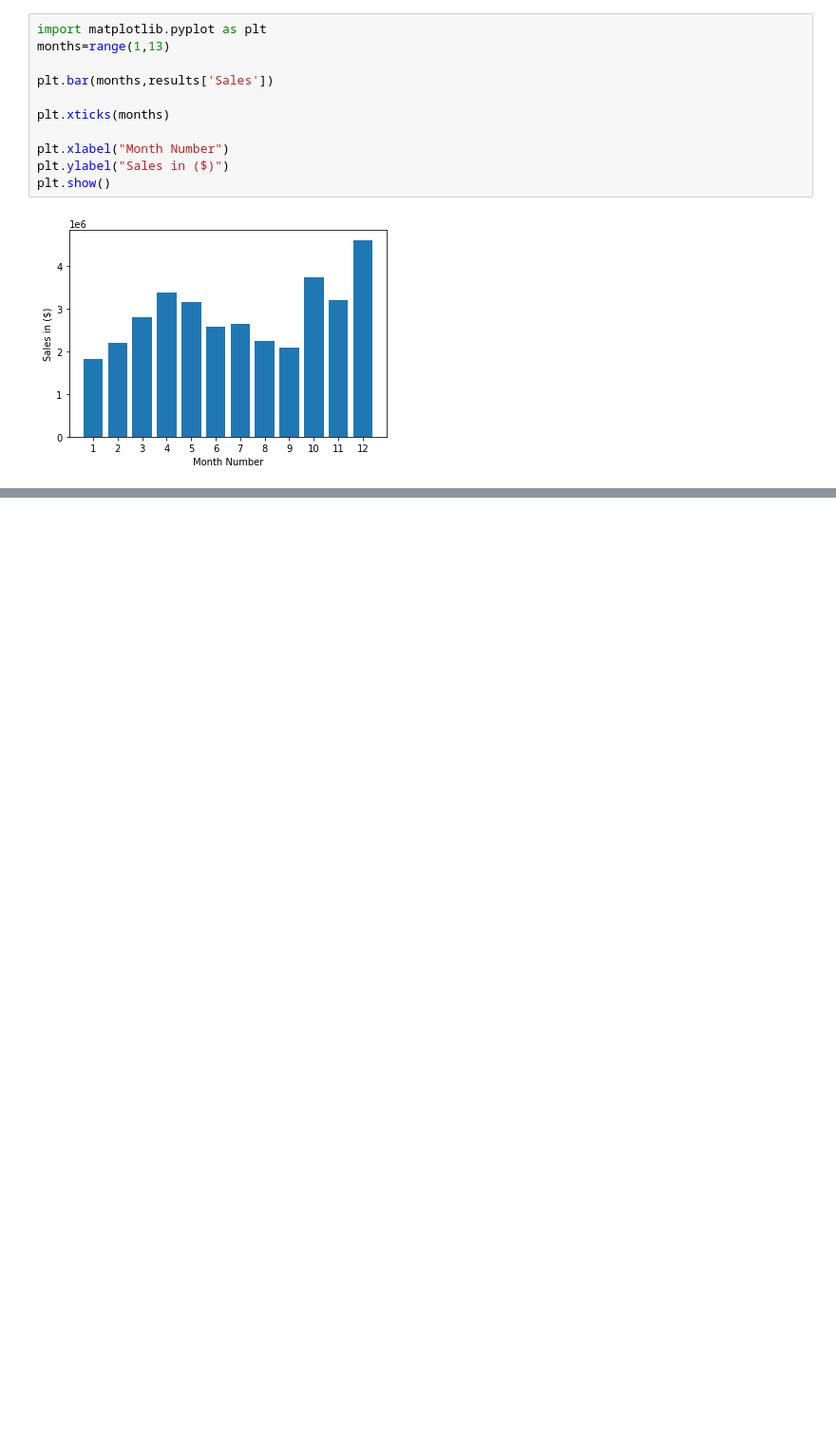
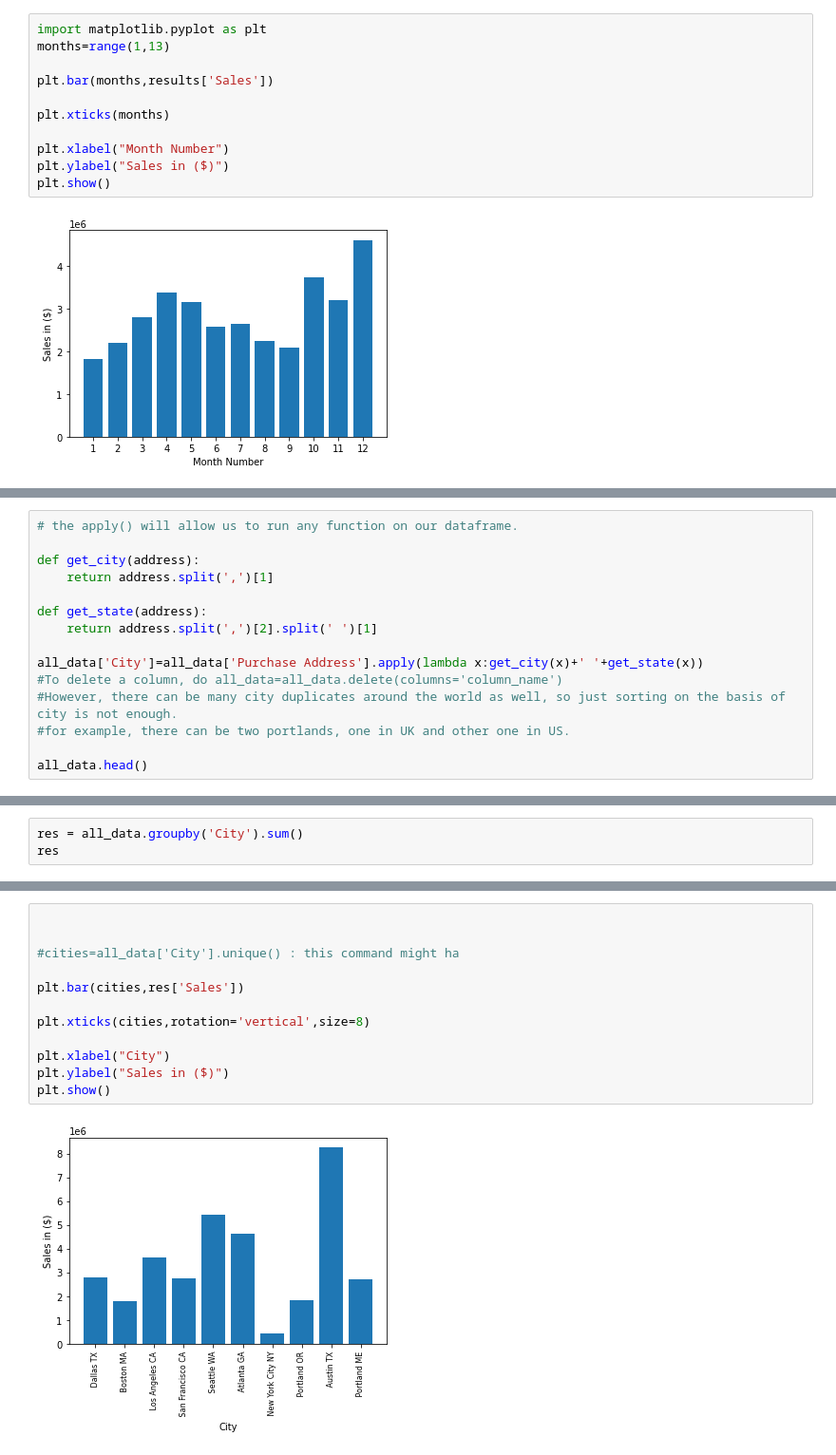
Before and after one commit to Newtanmukh/Python-projects, a Jupyter notebook: Business sales analysis/Business Sales.ipynb, the cells around one changed output, grey strips where cells are left out. Shown at 95% size. Cells and saved outputs as stored; diff of their text form; blank space fills up the shorter version.

```diff
--- a/Business sales analysis/Business Sales.ipynb
+++ b/Business sales analysis/Business Sales.ipynb
@@ -112,0 +117,15 @@ plt.show()
+# %%
+# the apply() will allow us to run any function on our dataframe.
+
+def get_city(address):
+    return address.split(',')[1]
+
+def get_state(address):
+    return address.split(',')[2].split(' ')[1]
+
+all_data['City']=all_data['Purchase Address'].apply(lambda x:get_city(x)+' '+get_state(x))
+#To delete a column, do all_data=all_data.delete(columns='column_name')
+#However, there can be many city duplicates around the world as well, so just sorting on the basis of city is not enough.
+#for example, there can be two portlands, one in UK and other one in US.
+
+all_data.head()
@@ -112,0 +139,3 @@ plt.show()
+# %%
+res = all_data.groupby('City').sum()
+res
@@ -112,0 +155,14 @@ plt.show()
+# %%
+
+
+#cities=all_data['City'].unique() : this command might ha
+
+plt.bar(cities,res['Sales'])
+
+plt.xticks(cities,rotation='vertical',size=8)
+
+plt.xlabel("City")
+plt.ylabel("Sales in ($)")
+plt.show()
+# %% [output]
+[figure, added]
```
Also changed, not shown: parts of 4 cells of this notebook.
